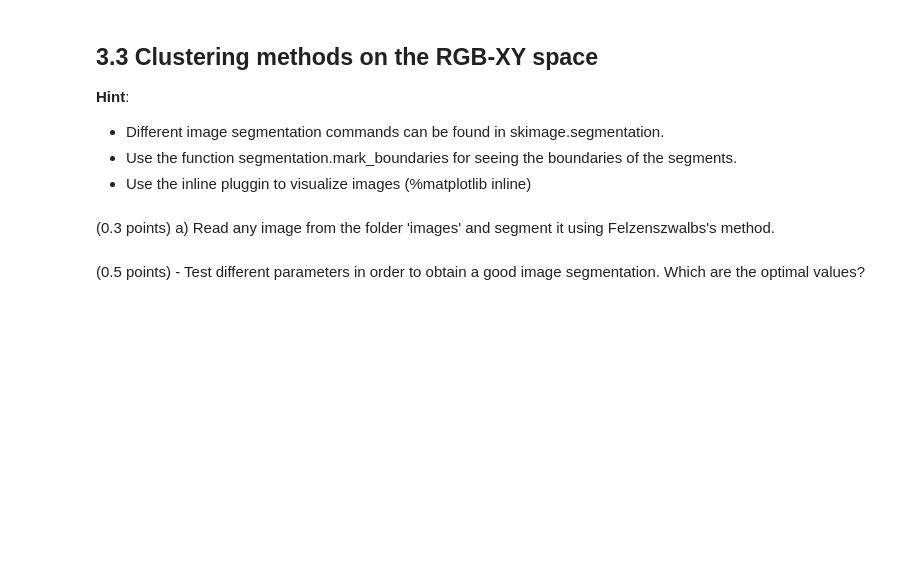
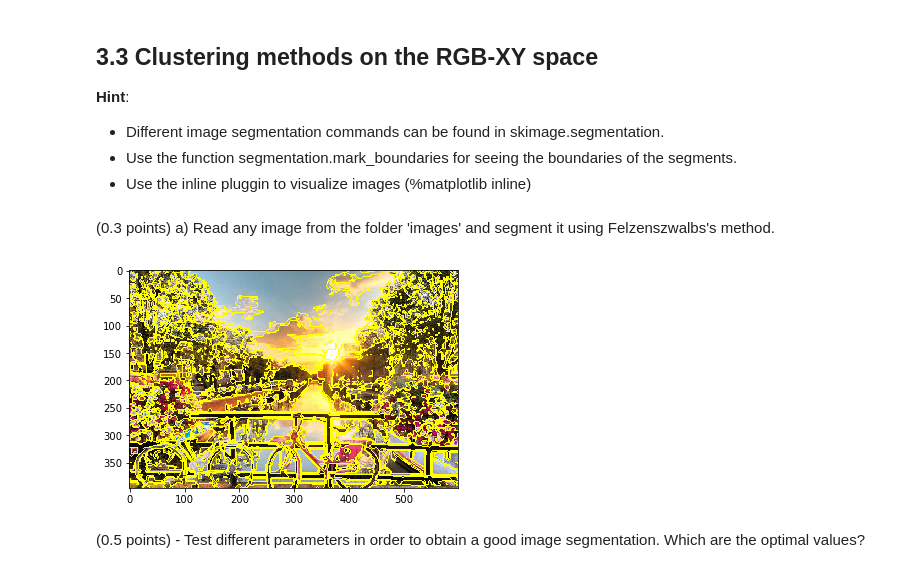
Before and after one commit to crpantsal/Vision-Artificial, a Jupyter notebook: a.ipynb, the cells around one changed output. Cells and saved outputs as stored; diff of their text form; code cells hidden in the pictures; blank space fills up the shorter version.

```diff
--- a/a.ipynb
+++ b/a.ipynb
@@ -309,5 +303,14 @@ Apply the algorithm to some other static video that you found.
 - Use the inline pluggin to visualize images (%matplotlib inline)
 # %% [markdown]
 (0.3 points) a) Read any image from the folder 'images' and segment it using Felzenszwalbs's method.
+# %%
+%matplotlib inline
+from skimage import segmentation
+image = io.imread("images/amsterdam.jpg")
+seg = segmentation.felzenszwalb(image, scale=200, sigma=1, min_size=1)
+plt.imshow(segmentation.mark_boundaries(image,seg))
+plt.show()
+# %% [output]
+[figure, added]
 # %% [markdown]
 (0.5 points) - Test different parameters in order to obtain a good image segmentation.  Which are the optimal values?
```
Also changed, not shown: parts of 10 cells of this notebook.
